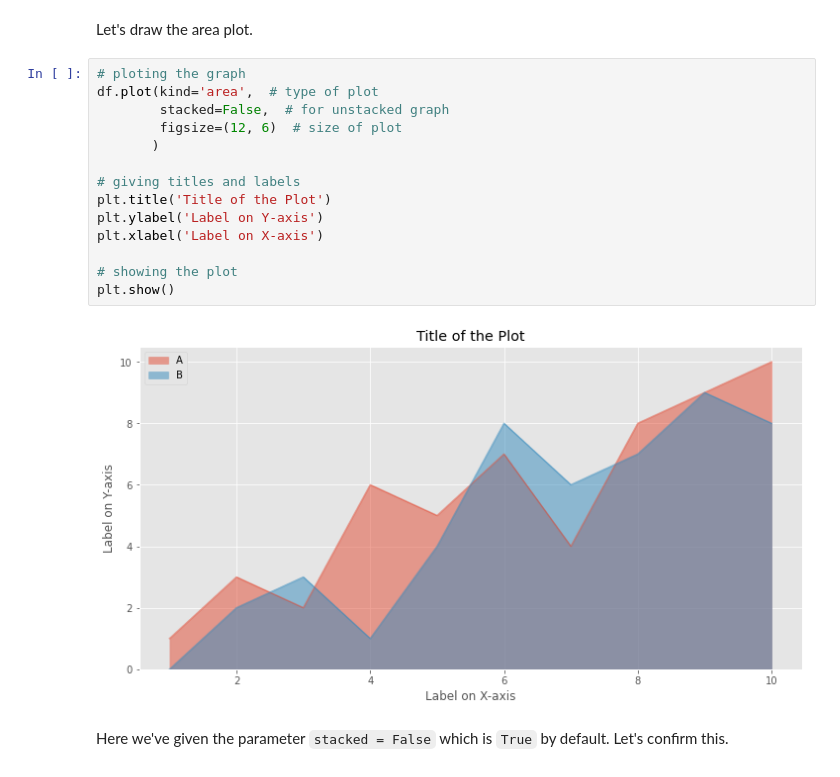
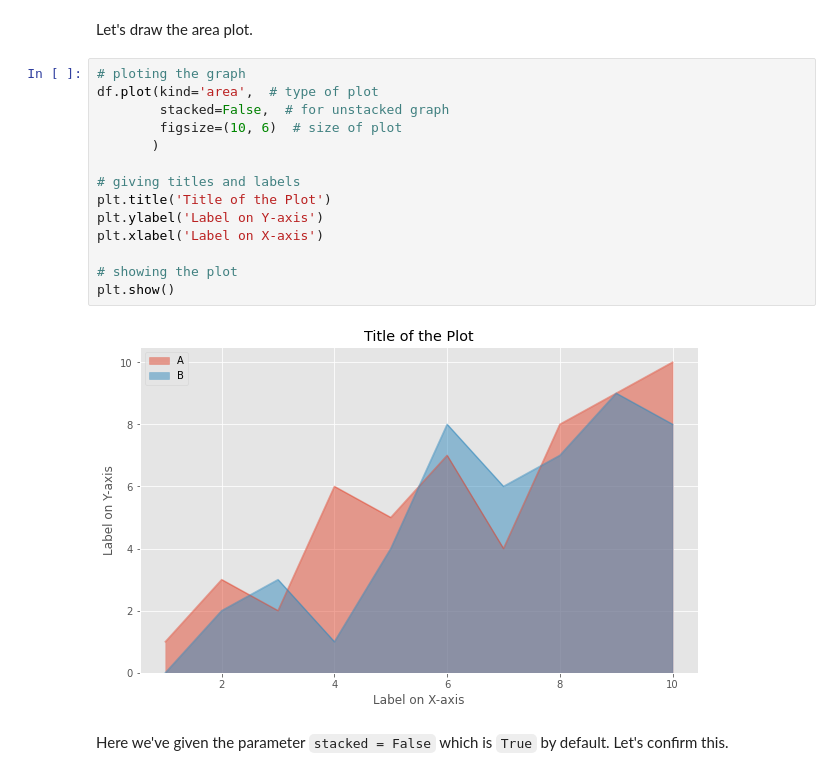
Before and after one commit to Tarun-Kamboj/Data_Visualization_with_Python, a Jupyter notebook: Area Plot/Notebook.ipynb, the cells around one changed output. Drawn from its saved outputs; the diff is of its cells as text.

Commit message:
Area Plot

```diff
--- a/Area Plot/Notebook.ipynb
+++ b/Area Plot/Notebook.ipynb
@@ -46,19 +44,19 @@ Let's draw the area plot.
 # %%
 # ploting the graph
 df.plot(kind='area',  # type of plot
         stacked=False,  # for unstacked graph
-        figsize=(12, 6)  # size of plot
+        figsize=(10, 6)  # size of plot
        )
 
 # giving titles and labels
 plt.title('Title of the Plot')
 plt.ylabel('Label on Y-axis')
 plt.xlabel('Label on X-axis')
 
 # showing the plot
 plt.show()
 # %% [output]
-[figure, old version]
+[figure, new version]
 # %% [markdown]
 Here we've given the parameter `stacked = False` which is `True` by default.
 Let's confirm this.
```
Also changed, not shown: parts of 4 cells of this notebook, 1 other file.
